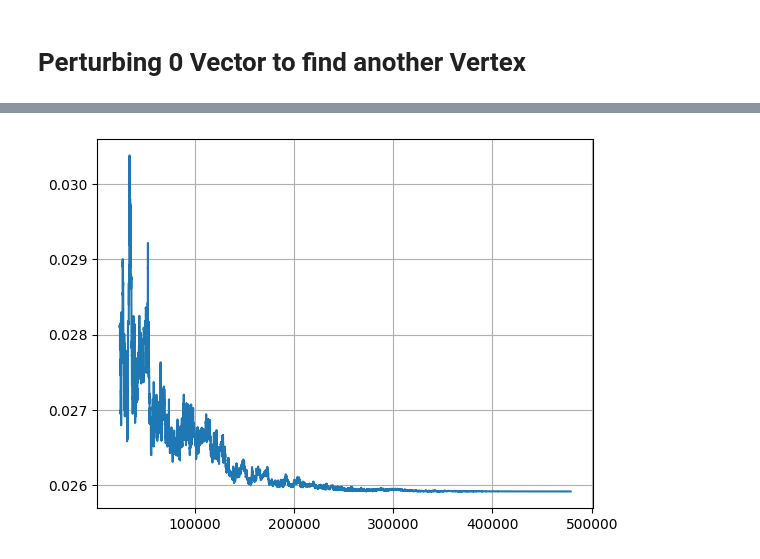
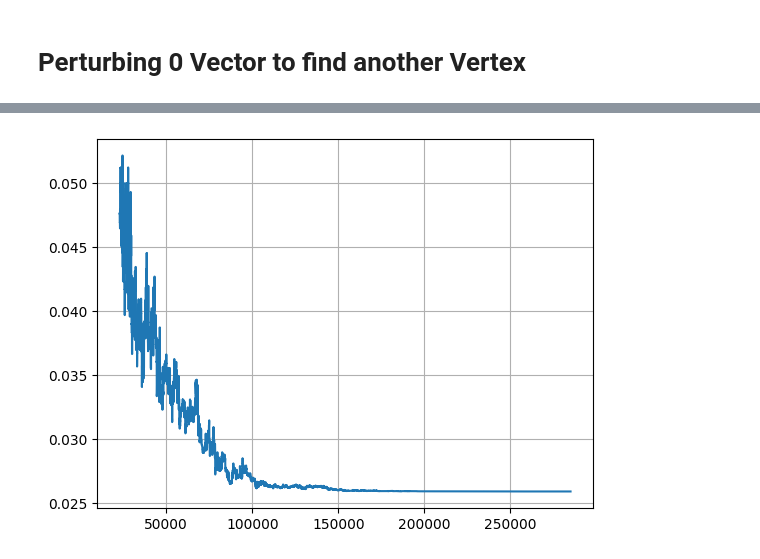
Before and after one commit to christopherwaight/BeliefNetworks, a Jupyter notebook: Requests/Request1/Stochastic Optimization - Vertex Only.ipynb, the cells around one changed output, grey strips where cells are left out. Drawn from its saved outputs; the diff is of its cells as text; code cells hidden in the pictures.

Commit message:
Tried to make non-vertex points have a bigger penalty

```diff
--- a/Requests/Request1/Stochastic Optimization - Vertex Only.ipynb
+++ b/Requests/Request1/Stochastic Optimization - Vertex Only.ipynb
@@ -18,6 +18,8 @@ array = [
 ]
 
 b = [0.4, 0.1, 0.2, 0.05, 0.05, 0, 0.2]
+
+array = np.array(array)
 # %% [markdown]
 # Perturbing 0 Vector to find another Vertex
 # %%
@@ -26,21 +28,45 @@ import matplotlib.pyplot as plt
 
 
 # Function to calculate the custom error
-def calculate_error(phi, penal_mult):
+def calculate_error(phi):
     computed_b = np.dot(array, phi)
     diff = b - computed_b # Expected to be positive
+
+
+
+    # Tolerance for floating point comparisons
+    tol = 0.045
+
+
     penalty1 = 4*np.sum(diff[diff < 0])  # Only sum negative differences and apply penalty
     penalty2 = 12.5 * np.min(diff) if np.min(diff) < 0 else 0
     penalty3 = 2*np.max(diff) # Super normal penalty for the largest positive difference
-    penalty4 = penal_mult*(1-sum(phi))**2
-    #penalty3 = 2.15*np.linalg.norm(diff, ord=2)  # L2 norm penalty
-    penalties =  -penalty1 - penalty2 + penalty3 + penalty4 #+ penalty5
-    return penalties
+
+    # Identify active constraints in Ax <= b
+    penalty4 = 0
+    active_constraints = np.where(np.abs(np.dot(array, phi) - b) < tol)[0]
+    active_nonneg_constraints = np.where(phi < tol)[0]
+
+    # Create the matrix A_total by combining active constraints
+    A_eq = array[active_constraints, :]
+    I_active = np.eye(len(phi))[active_nonneg_constraints, :]
+    A_total = np.vstack((A_eq, I_active))
+
+    # Check if the number of active constraints is at least the number of variables
+    if A_total.shape[0] < len(phi):
+        penalty4 =  0.1*(len(phi) - A_total.shape[0])
+
+    penalty5 =  0.001*(1-sum(phi))
+
+
+
+    penalties = -penalty1 - penalty2 + penalty3 + penalty4 + penalty5
+    return penalties#, penalty2
 
 # Initial phi and error
 initial_phi = np.zeros(len(array[0]))
 computed_b = np.dot(array, initial_phi)
-initial_error = calculate_error(initial_phi, penal_mult=1)
+initial_error = calculate_error(initial_phi)
 
 
 # Simulated Annealing setup
@@ -50,40 +76,39 @@ current_phi = best_phi.copy()
 current_error = best_error
 
 # Parameters
-T = 10e-4  # Initial temperature
+T = 10e-3  # Initial temperature
 T_min = 10e-8  # Minimum temperature
-alpha = 0.98  # Cooling rate
-num_iterations = 1050  # Iterations per temperature
+alpha = 0.98 # Cooling rate
+num_iterations = 500  # Iterations per temperature
 iter = 0
 counter = []
 error_values = []
 best_values_all = []
 best_values_all.append(best_phi)
-step_size = 0.04
-penal_mult = 1
+step_size = 0.29
 
 # Annealing process
 while T > T_min:
 
     for i in range(num_iterations):
+
         iter += 1
-        # Make a small change to phi
+
         new_phi = current_phi.copy()
-        #index = np.random.randint(0, len(new_phi))
         index = np.random.randint(0, len(new_phi))
-        change = np.random.uniform(-step_size, step_size)  # Adjust magnitude of change as needed
+        change = np.random.uniform(-step_size, step_size)
         new_phi[index] += change
         new_phi[new_phi < 0] = 0  # Ensure non-negativity
-        #Ensure new phi sums to 1
-        if T < 0.00001:
-            new_phi = new_phi/np.sum(new_phi)
+
 
         # Check if the sum constraint is violated
         if np.sum(new_phi) > 1:
-            continue  # Skip the rest of the loop and do not update current_phi or current_error
+            continue
 
+        if iter > 580000:
+            new_phi = new_phi/np.sum(new_phi)
         # Calculate new error
-        new_error = calculate_error(new_phi, penal_mult)
+        new_error = calculate_error(new_phi)
 
         # Acceptance condition
         if new_error < current_error or np.random.uniform() < np.exp((current_error - new_error) / T):
@@ -94,26 +119,26 @@ while T > T_min:
             if new_error < best_error:
                 best_error = new_error
                 best_phi = new_phi
-                print("Best Error:", best_error/2, "Temperature:", T)
-                # Add best phi as a new row to the best_values_all list
+                print("Best Error:", best_error/2, "Temperature:", np.round(T,4))
+
                 best_values_all.append(best_phi)
 
     # Cool down
     T *= alpha
     step_size *= alpha
-    penal_mult *= 1.002
 
-# Output results
+
+
+## Output Results
+
 print("Best Error:", best_error/2)
 print("Best Phi:", np.round(best_phi, 3))
-
-# Plotting the error values for each iteration
+print("Sum of best phi", np.sum(best_phi))
 
 plt.plot(counter, error_values)
 plt.grid()
 plt.show()
 
-# Plot counters and error_values from 200000 to 500000
 plt.plot(counter[10000:], error_values[10000:])
 plt.grid()
 plt.show()
@@ -139,4 +164,4 @@ Best Phi: [0.106 0.056 0.094 0.01  0.026 0.    0.3   0.025 0.095 0.016 0.    0.
-[figure, old version]
+[figure, new version]
 # %%
 print ('Given b     ', b)
 print()
```
Also changed, not shown: parts of 6 cells of this notebook, 2 other files.
